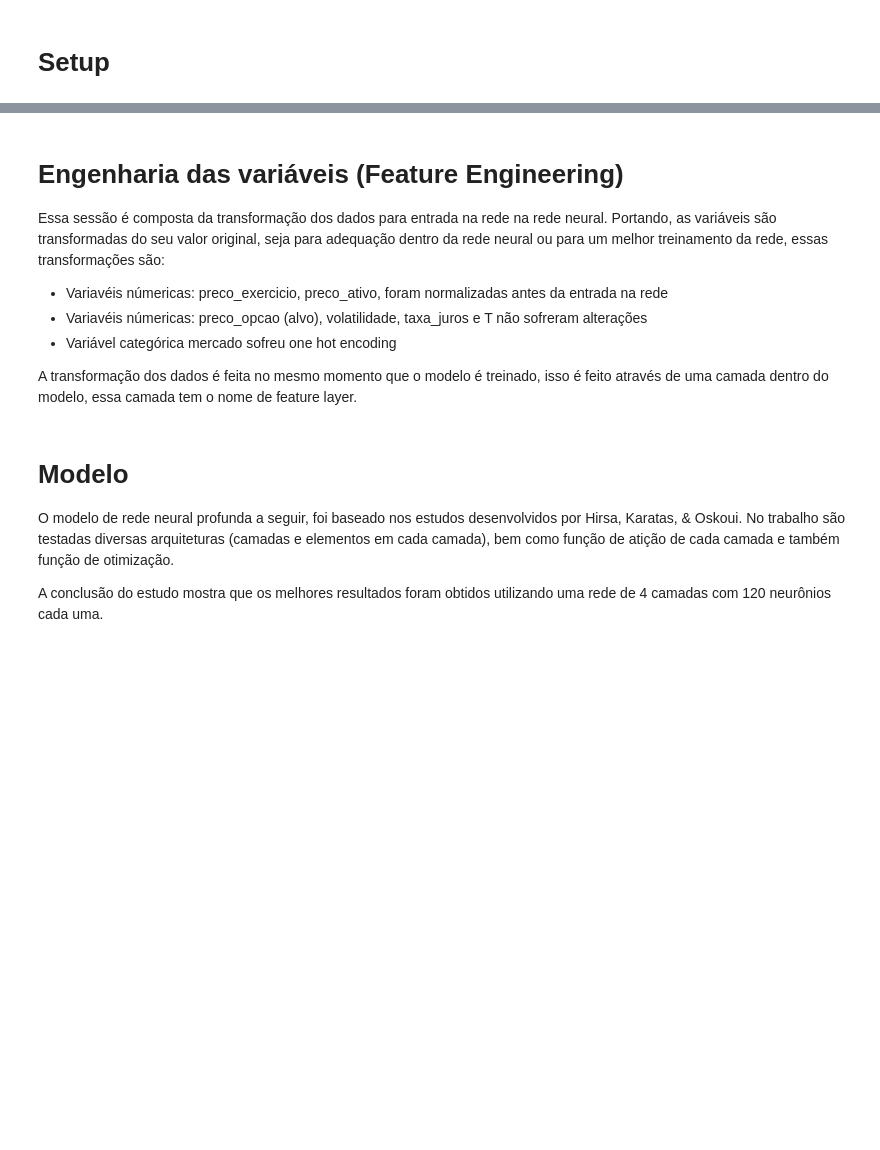
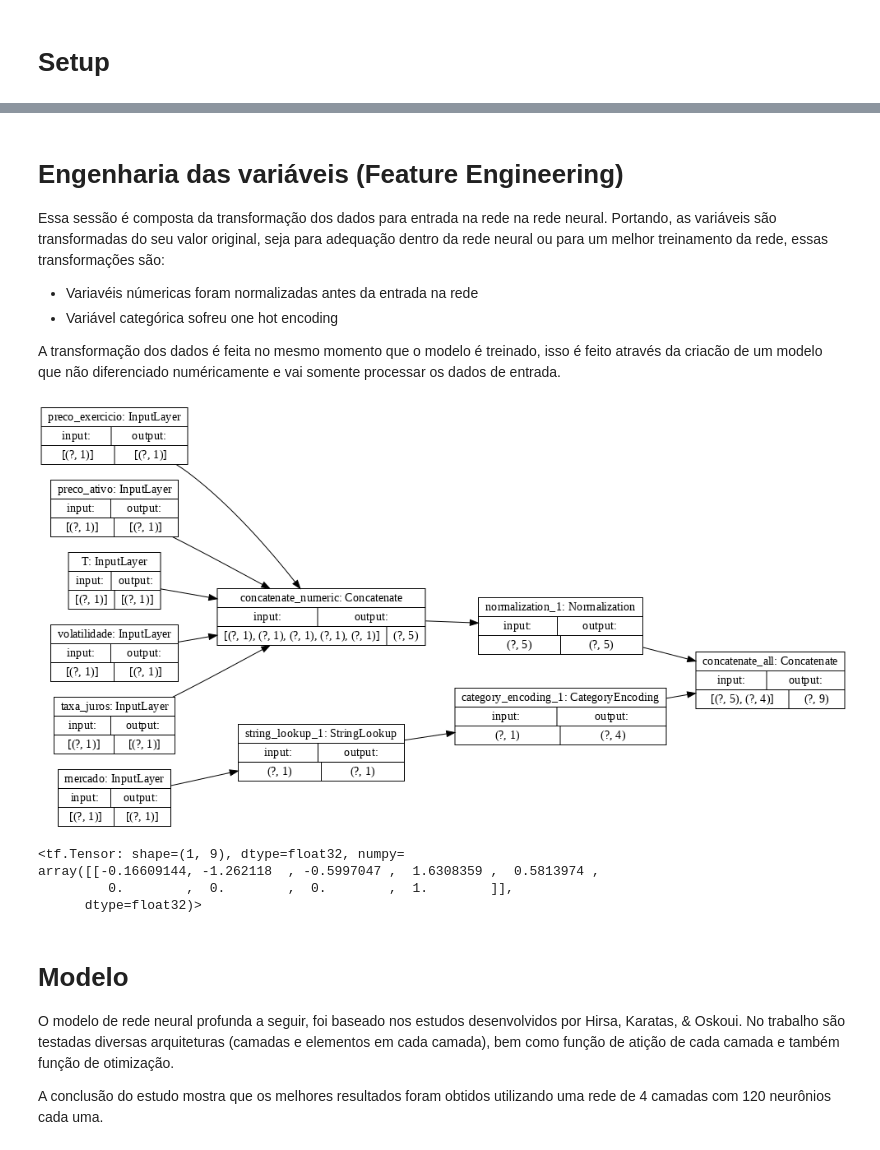
Before and after one commit to fernandofsilva/LSTM_Option_Pricing, a Jupyter notebook: notebooks/03_modelo_dnn_sequential.ipynb, the cells around one changed output, grey strips where cells are left out. Cells and saved outputs as stored; diff of their text form; code cells hidden in the pictures; blank space fills up the shorter version.

```diff
--- a/notebooks/03_modelo_dnn_sequential.ipynb
+++ b/notebooks/03_modelo_dnn_sequential.ipynb
@@ -32,9 +32,64 @@ data.head()
 
 Essa sessão é composta da transformação dos dados para entrada na rede na rede neural. Portando, as variáveis são transformadas do seu valor original, seja para adequação dentro da rede neural ou para um melhor treinamento da rede, essas transformações são:
 
-- Variavéis númericas: preco_exercicio, preco_ativo, foram normalizadas antes da entrada na rede
-- Variavéis númericas: preco_opcao (alvo), volatilidade, taxa_juros e T não sofreram alterações
-- Variável categórica mercado sofreu one hot encoding
+- Variavéis númericas foram normalizadas antes da entrada na rede
+- Variável categórica sofreu one hot encoding
 
-A transformação dos dados é feita no mesmo momento que o modelo é treinado, isso é feito através de uma camada dentro do modelo, essa camada tem o nome de feature layer.
+A transformação dos dados é feita no mesmo momento que o modelo é treinado, isso é feito através da criacão de um modelo que não diferenciado numéricamente e vai somente processar os dados de entrada.
+# %%
+#@title Definir subset para o modelo
+cols = ['preco_exercicio', 'preco_ativo', 'T', 'volatilidade', 'taxa_juros', 'mercado', 'preco_opcao']
+features = data[cols].copy()
+labels = features.pop('preco_opcao')
+# %%
+#@title Definir variáveis de entrada
+inputs = {}
+
+for name, column in features.items():
+    dtype = column.dtype
+    if dtype == object:
+        dtype = tf.string
+    else:
+        dtype = tf.float32
+
+    inputs[name] = tf.keras.Input(shape=(1,), name=name, dtype=dtype)
+# %%
+#@title Definir variáveis númericas e normalizar
+numeric_inputs = {name: input for name, input in inputs.items() if input.dtype==tf.float32}
+
+x = tf.keras.layers.Concatenate(name='concatenate_numeric')(list(numeric_inputs.values()))
+norm = tf.keras.layers.experimental.preprocessing.Normalization()
+norm.adapt(np.array(data[numeric_inputs.keys()]))
+all_numeric_inputs = norm(x)
+
+preprocessed_inputs = [all_numeric_inputs]
+# %%
+#@title Definir categóricas e aplicar one hot encoding
+for name, input in inputs.items():
+    if input.dtype == tf.float32:
+        continue
+
+    lookup = tf.keras.layers.experimental.preprocessing.StringLookup(vocabulary=np.unique(features[name]))
+    one_hot = tf.keras.layers.experimental.preprocessing.CategoryEncoding(max_tokens=lookup.vocab_size())
+
+    x = lookup(input)
+    x = one_hot(x)
+    preprocessed_inputs.append(x)
+# %%
+#@title Concatenar dados de entrada e criar modelo para processamento das variavéis
+preprocessed_inputs_cat = tf.keras.layers.Concatenate(name='concatenate_all')(preprocessed_inputs)
+model_preprocessing = tf.keras.Model(inputs, preprocessed_inputs_cat)
+tf.keras.utils.plot_model(model=model_preprocessing, rankdir="LR", dpi=72, show_shapes=True)
+# %% [output]
+[figure, added]
+# %%
+#@title Amostra de dados processados
+sample_features_dict = {name: np.array(value) for name, value in features.items()}
+sample_features_dict = {name: values[:1] for name, values in sample_features_dict.items()}
+model_preprocessing(sample_features_dict)
+# %% [output]
+<tf.Tensor: shape=(1, 9), dtype=float32, numpy=
+array([[-0.16609144, -1.262118  , -0.5997047 ,  1.6308359 ,  0.5813974 ,
+         0.        ,  0.        ,  0.        ,  1.        ]],
+      dtype=float32)>
 # %%
```
Also changed, not shown: parts of 7 cells of this notebook.
